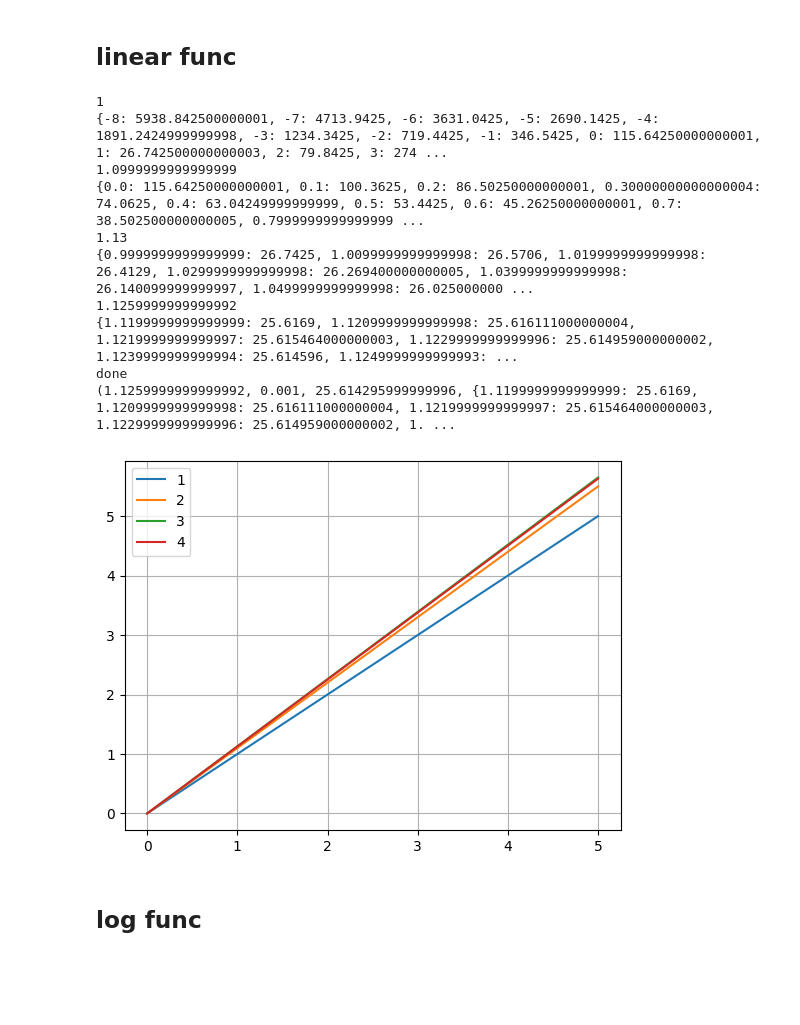
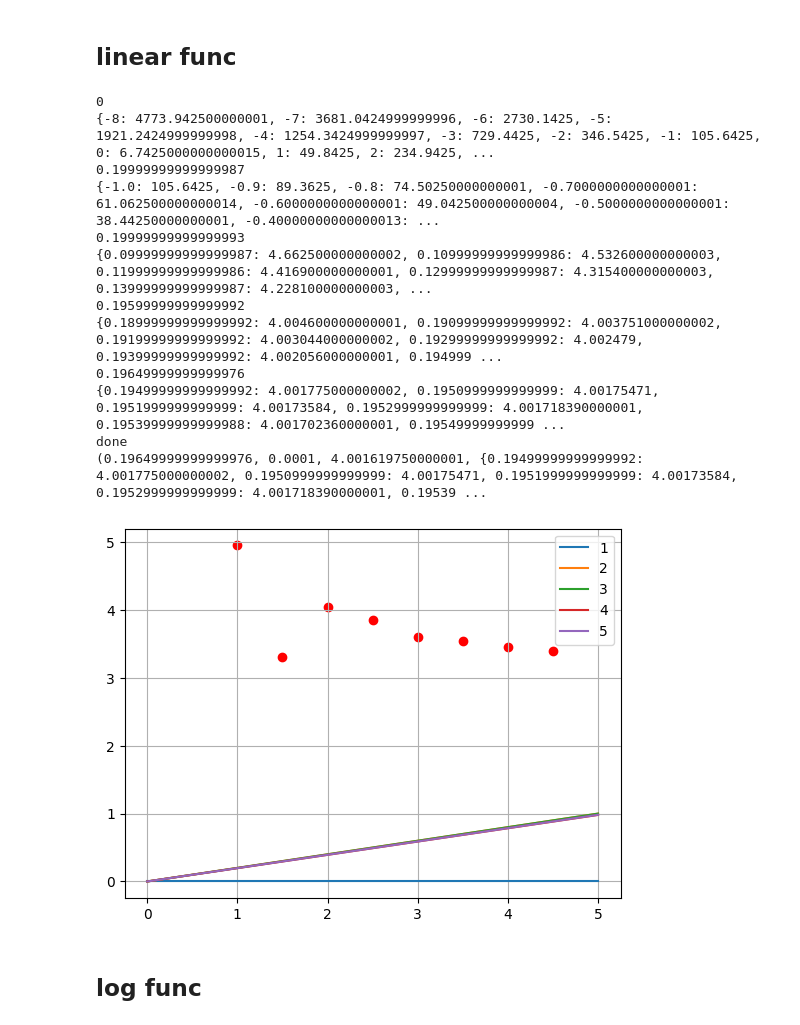
Before and after one commit to mythyskaiser/leetcode, a Jupyter notebook: introduction/chisl/chisl2.ipynb, the cells around one changed output. Cells and saved outputs as stored; diff of their text form; code cells hidden in the pictures; blank space fills up the shorter version.

```diff
--- a/introduction/chisl/chisl2.ipynb
+++ b/introduction/chisl/chisl2.ipynb
@@ -23,7 +23,7 @@ def pow_method_lowest_squares(data, num, diviator, sigmoid):
     for i in float_range(start, end, diviator):
         error = 0
         for j in range(len(data)):
-            func = pow(data[j][0], i)
+            func = pow(data[j][0], i) + 3
             error += pow(data[j][1]-func, 2)
         # arr_errors_str.append(f"{error} {i}")
         arr_errors.update({i:error})
@@ -45,6 +45,9 @@ n = 1
 for i in range(len(besties)):
     plt.plot(x, pow(x, besties[i]), label = n)
     n+=1
+a = [1,1.5,2, 2.5, 3, 3.5, 4, 4.5]
+b = [4.95, 3.3, 4.05, 3.85, 3.6, 3.55, 3.45, 3.4]
+plt.scatter(a,b, color='red')
 plt.grid(True)
 plt.legend()
 plt.show()
@@ -88,44 +89,49 @@ def pow_method_lowest_squares(data, num, diviator, sigmoid):
     # arr_errors_str = []
     for i in float_range(start, end, diviator):
         error = 0
         for j in range(len(data)):
-            func = data[j][0]*i
+            func = data[j][0]*i + 3
             error += pow(data[j][1]-func, 2)
         # arr_errors_str.append(f"{error} {i}")
         arr_errors.update({i:error})
     num = min(arr_errors, key=arr_errors.get)
     print(num)
     error = arr_errors[num]
     besties.append(num)
     print(arr_errors)
 
     if(abs(arr_errors[num]-arr_errors[num-diviator])<sigmoid):
         print("done")
         return num, diviator, error , arr_errors
     diviator = diviator/10
     return pow_method_lowest_squares(data, num, diviator, sigmoid)
 
 print(pow_method_lowest_squares(data, 2, 1, 0.0001))
 x = np.linspace(0,5, 100)
 n = 1
 for i in range(len(besties)):
     plt.plot(x, x*besties[i], label = n)
     n+=1
+a = [1,1.5,2, 2.5, 3, 3.5, 4, 4.5]
+b = [4.95, 3.3, 4.05, 3.85, 3.6, 3.55, 3.45, 3.4]
+plt.scatter(a,b, color='red')
 plt.grid(True)
 plt.legend()
 plt.show()
 # %% [output]
-1
-{-8: 5938.842500000001, -7: 4713.9425, -6: 3631.0425, -5: 2690.1425, -4: 1891.2424999999998, -3: 1234.3425, -2: 719.4425, -1: 346.5425, 0: 115.64250000000001, 1: 26.742500000000003, 2: 79.8425, 3: 274 ...
-1.0999999999999999
-{0.0: 115.64250000000001, 0.1: 100.3625, 0.2: 86.50250000000001, 0.30000000000000004: 74.0625, 0.4: 63.04249999999999, 0.5: 53.4425, 0.6: 45.26250000000001, 0.7: 38.502500000000005, 0.7999999999999999 ...
-1.13
-{0.9999999999999999: 26.7425, 1.0099999999999998: 26.5706, 1.0199999999999998: 26.4129, 1.0299999999999998: 26.269400000000005, 1.0399999999999998: 26.140099999999997, 1.0499999999999998: 26.025000000 ...
-1.1259999999999992
-{1.1199999999999999: 25.6169, 1.1209999999999998: 25.616111000000004, 1.1219999999999997: 25.615464000000003, 1.1229999999999996: 25.614959000000002, 1.1239999999999994: 25.614596, 1.1249999999999993: ...
+0
+{-8: 4773.942500000001, -7: 3681.0424999999996, -6: 2730.1425, -5: 1921.2424999999998, -4: 1254.3424999999997, -3: 729.4425, -2: 346.5425, -1: 105.6425, 0: 6.7425000000000015, 1: 49.8425, 2: 234.9425, ...
+0.19999999999999987
+{-1.0: 105.6425, -0.9: 89.3625, -0.8: 74.50250000000001, -0.7000000000000001: 61.062500000000014, -0.6000000000000001: 49.042500000000004, -0.5000000000000001: 38.44250000000001, -0.40000000000000013: ...
+0.19999999999999993
+{0.09999999999999987: 4.662500000000002, 0.10999999999999986: 4.532600000000003, 0.11999999999999986: 4.416900000000001, 0.12999999999999987: 4.315400000000003, 0.13999999999999987: 4.228100000000003, ...
+0.19599999999999992
+{0.18999999999999992: 4.004600000000001, 0.19099999999999992: 4.003751000000002, 0.19199999999999992: 4.003044000000002, 0.19299999999999992: 4.002479, 0.19399999999999992: 4.002056000000001, 0.194999 ...
+0.19649999999999976
+{0.19499999999999992: 4.001775000000002, 0.1950999999999999: 4.00175471, 0.1951999999999999: 4.00173584, 0.1952999999999999: 4.001718390000001, 0.19539999999999988: 4.001702360000001, 0.19549999999999 ...
 done
-(1.1259999999999992, 0.001, 25.614295999999996, {1.1199999999999999: 25.6169, 1.1209999999999998: 25.616111000000004, 1.1219999999999997: 25.615464000000003, 1.1229999999999996: 25.614959000000002, 1. ...
+(0.19649999999999976, 0.0001, 4.001619750000001, {0.19499999999999992: 4.001775000000002, 0.1950999999999999: 4.00175471, 0.1951999999999999: 4.00173584, 0.1952999999999999: 4.001718390000001, 0.19539 ...
-[figure, old version]
+[figure, new version]
 # %% [markdown]
 ## log func
 # %%
```
Also changed, not shown: parts of 3 cells of this notebook, 4 other files.
